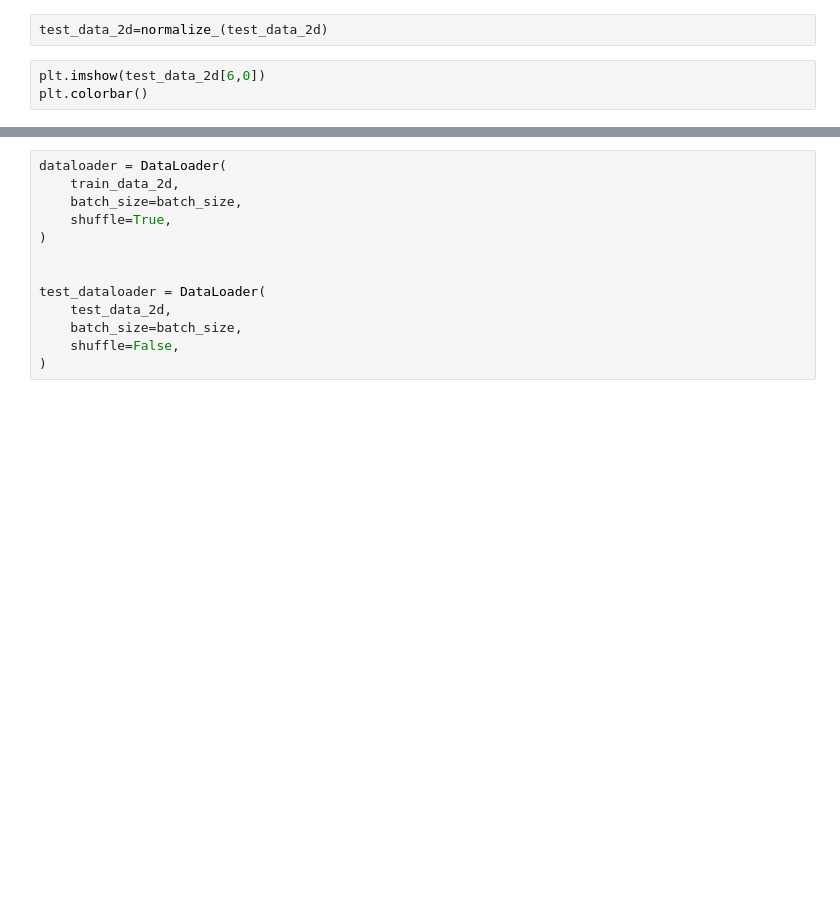
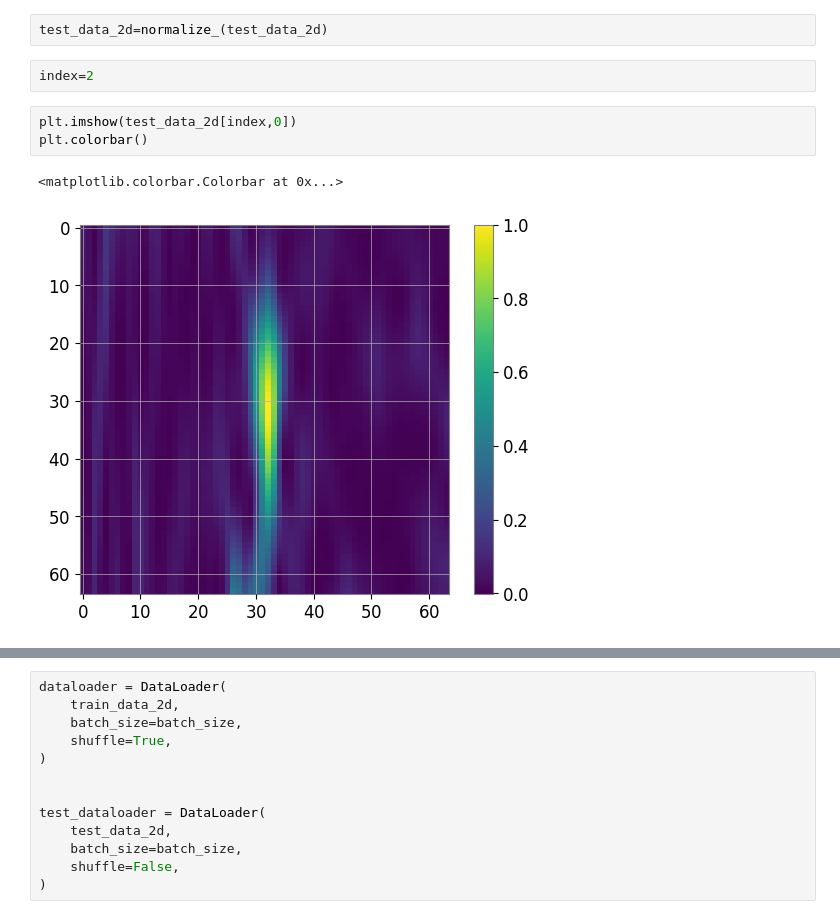
Before and after one commit to FrancescoSarandrea/Audio_GW, a Jupyter notebook: qdecoderelia.ipynb, the cells around one changed output, grey strips where cells are left out. Cells and saved outputs as stored; diff of their text form; blank space fills up the shorter version.

Commit message:
update with new data

```diff
--- a/qdecoderelia.ipynb
+++ b/qdecoderelia.ipynb
@@ -100,7 +145,12 @@ def normalize_(data,chan=4):
 train_data_2d=normalize_(train_data_2d)
 # %%
 test_data_2d=normalize_(test_data_2d)
+# %%
+index=2
 # %%
-plt.imshow(test_data_2d[6,0])
+plt.imshow(test_data_2d[index,0])
 plt.colorbar()
+# %% [output]
+<matplotlib.colorbar.Colorbar at 0x...>
+[figure, added]
 # %%
```
Also changed, not shown: parts of 30 cells of this notebook.
